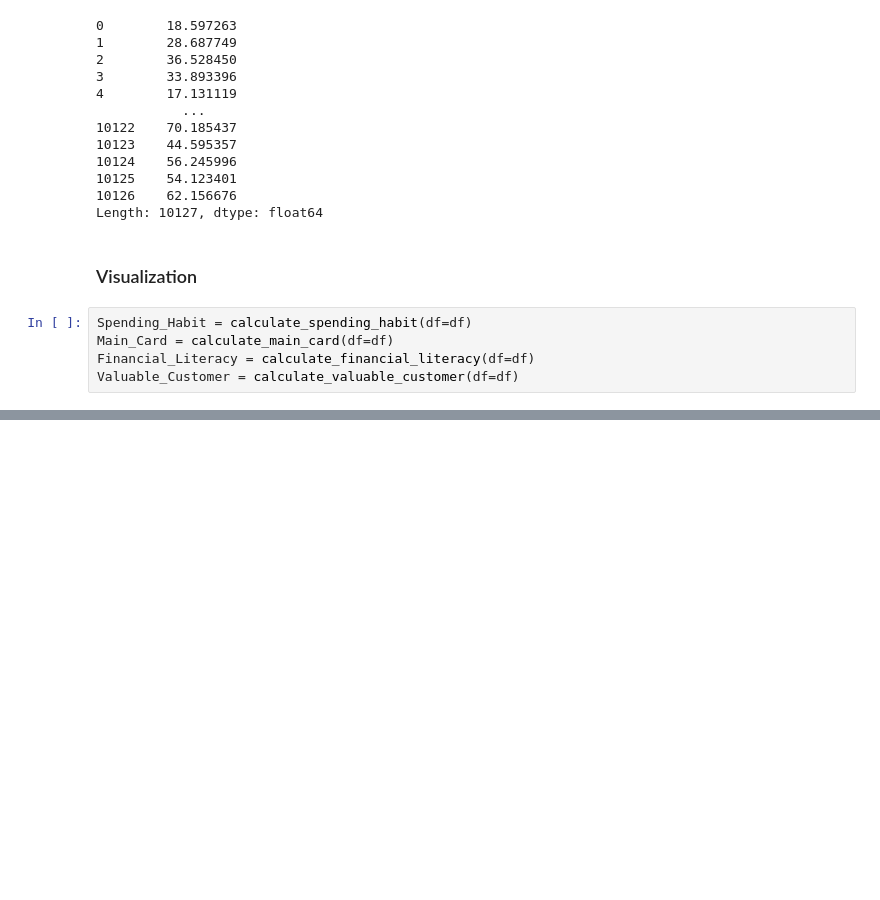
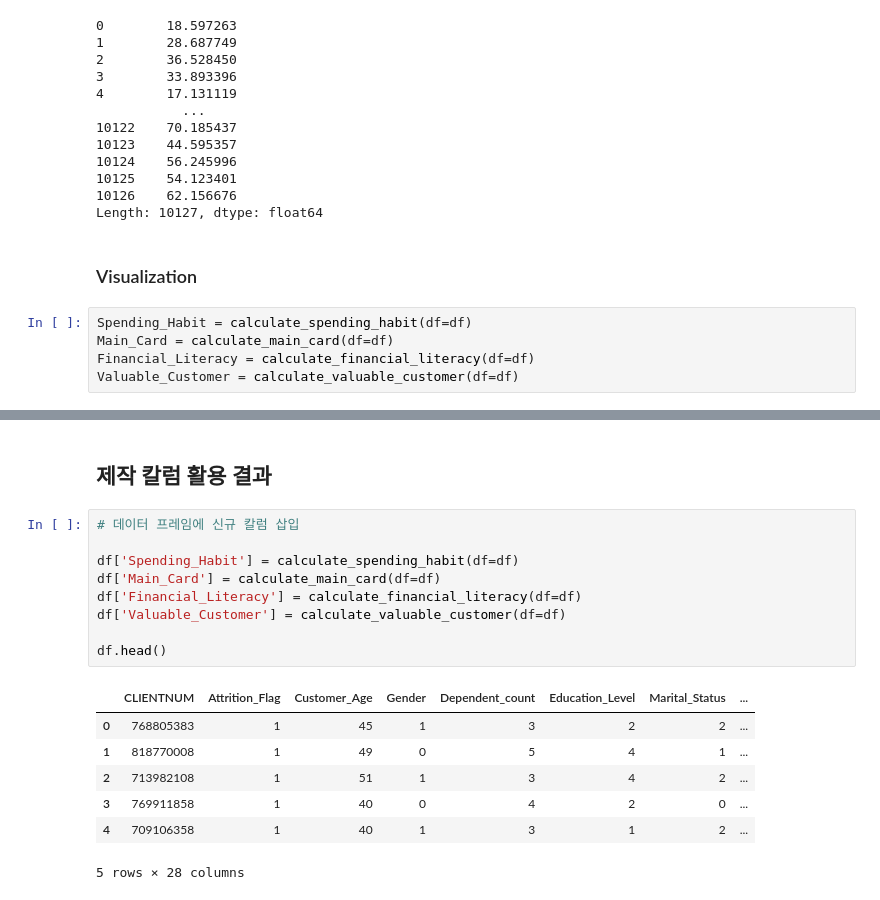
Before and after one commit to myhappydays/Programmers-Data-Analysis-2nd, a Jupyter notebook: Seokjun/Hypothesis_Test.ipynb, the cells around one changed output, grey strips where cells are left out. Saved outputs shown, nothing was run; the diff lists cells and outputs as text; blank space fills up the shorter version.

```diff
--- a/Seokjun/Hypothesis_Test.ipynb
+++ b/Seokjun/Hypothesis_Test.ipynb
@@ -653,2 +653,21 @@ plt.show()
 [figure]
 [figure]
+# %% [markdown]
+## 제작 칼럼 활용 결과
+# %%
+# 데이터 프레임에 신규 칼럼 삽입
+
+df['Spending_Habit'] = calculate_spending_habit(df=df)
+df['Main_Card'] = calculate_main_card(df=df)
+df['Financial_Literacy'] = calculate_financial_literacy(df=df)
+df['Valuable_Customer'] = calculate_valuable_customer(df=df)
+
+df.head()
+# %% [output]
+|  | CLIENTNUM | Attrition_Flag | Customer_Age | Gender | Dependent_count | Education_Level | Marital_Status | ... |
+| 0 | 768805383 | 1 | 45 | 1 | 3 | 2 | 2 | ... |
+| 1 | 818770008 | 1 | 49 | 0 | 5 | 4 | 1 | ... |
+| 2 | 713982108 | 1 | 51 | 1 | 3 | 4 | 2 | ... |
+| 3 | 769911858 | 1 | 40 | 0 | 4 | 2 | 0 | ... |
+| 4 | 709106358 | 1 | 40 | 1 | 3 | 1 | 2 | ... |
+5 rows × 28 columns
```
Also changed, not shown: parts of 10 cells of this notebook.
